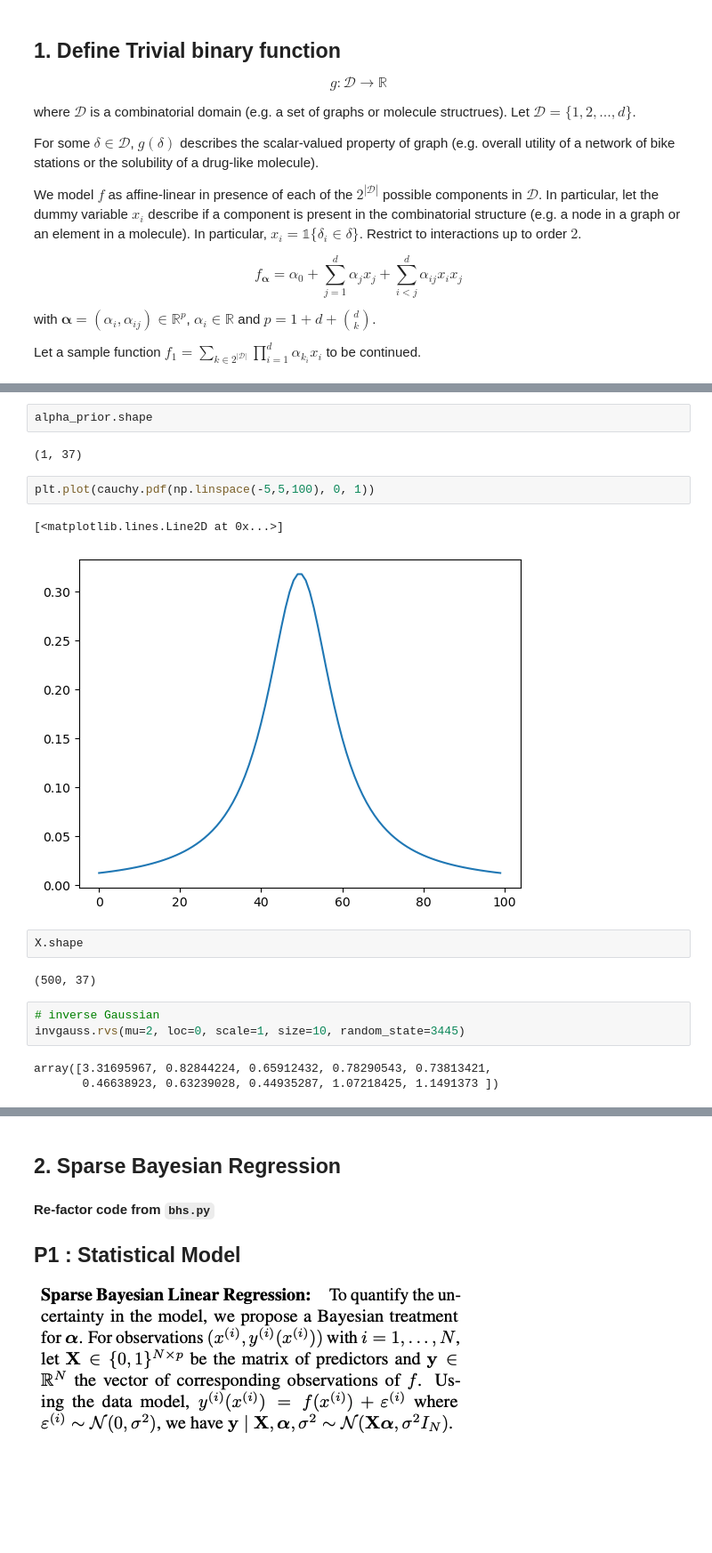
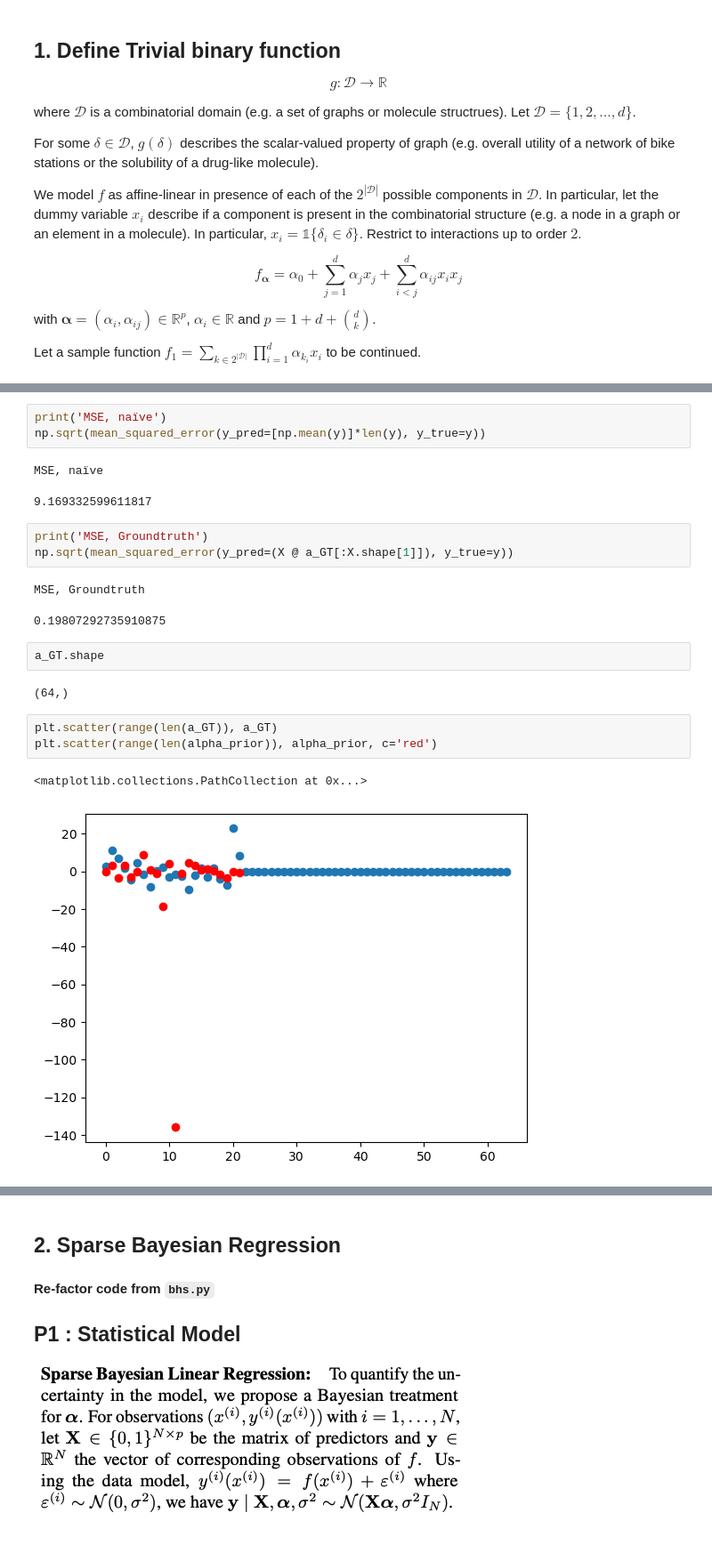
Before and after one commit to 7shoe/Combinatorial_BO, a Jupyter notebook: BOCS (2018) - Intro Script - Bayesian Optimization of Combinatorial Structures.ipynb, the cells around one changed output, grey strips where cells are left out. Shown at 89% size. Saved outputs shown, nothing was run; the diff lists cells and outputs as text; blank space fills up the shorter version.

```diff
--- a/BOCS (2018) - Intro Script - Bayesian Optimization of Combinatorial Structures.ipynb
+++ b/BOCS (2018) - Intro Script - Bayesian Optimization of Combinatorial Structures.ipynb
@@ -230,19 +263,22 @@ array([[ -3.81882264,   2.04838333,  -0.51198775,  -0.16627811,
+# %%
+print('MSE, naïve')
+np.sqrt(mean_squared_error(y_pred=[np.mean(y)]*len(y), y_true=y))
+# %% [output]
+MSE, naïve
+9.169332599611817
+# %%
+print('MSE, Groundtruth')
+np.sqrt(mean_squared_error(y_pred=(X @ a_GT[:X.shape[1]]), y_true=y))
+# %% [output]
+MSE, Groundtruth
+0.19807292735910875
 # %%
-alpha_prior.shape
+a_GT.shape
 # %% [output]
-(1, 37)
+(64,)
-# %%
-plt.plot(cauchy.pdf(np.linspace(-5,5,100), 0, 1))
-# %% [output]
-[<matplotlib.lines.Line2D at 0x...>]
-[figure, removed]
-# %%
-X.shape
-# %% [output]
-(500, 37)
-# %%
-# inverse Gaussian
-invgauss.rvs(mu=2, loc=0, scale=1, size=10, random_state=3445)
-# %% [output]
-array([3.31695967, 0.82844224, 0.65912432, 0.78290543, 0.73813421,
-       0.46638923, 0.63239028, 0.44935287, 1.07218425, 1.1491373 ])
+# %%
+plt.scatter(range(len(a_GT)), a_GT)
+plt.scatter(range(len(alpha_prior)), alpha_prior, c='red')
+# %% [output]
+<matplotlib.collections.PathCollection at 0x...>
+[figure, added]
```
Also changed, not shown: parts of 29 cells of this notebook.
